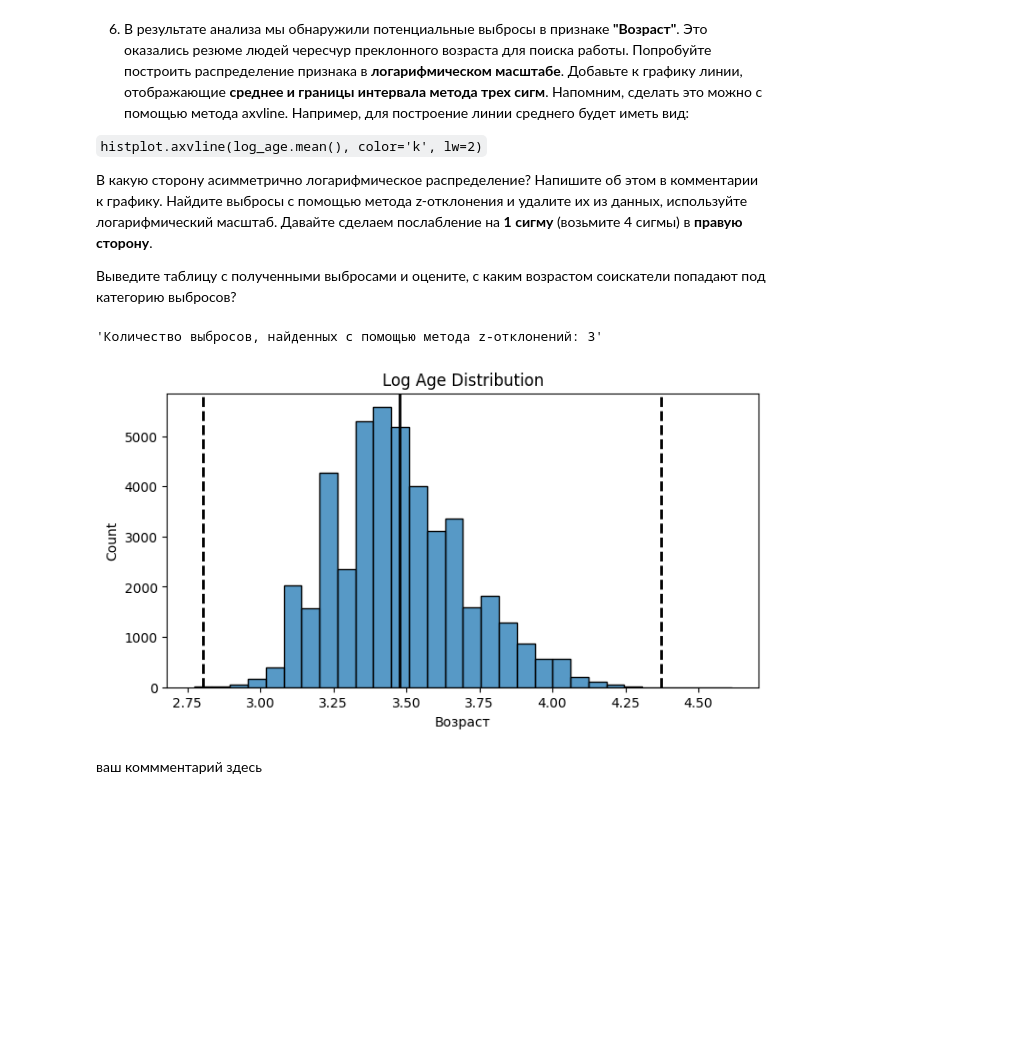
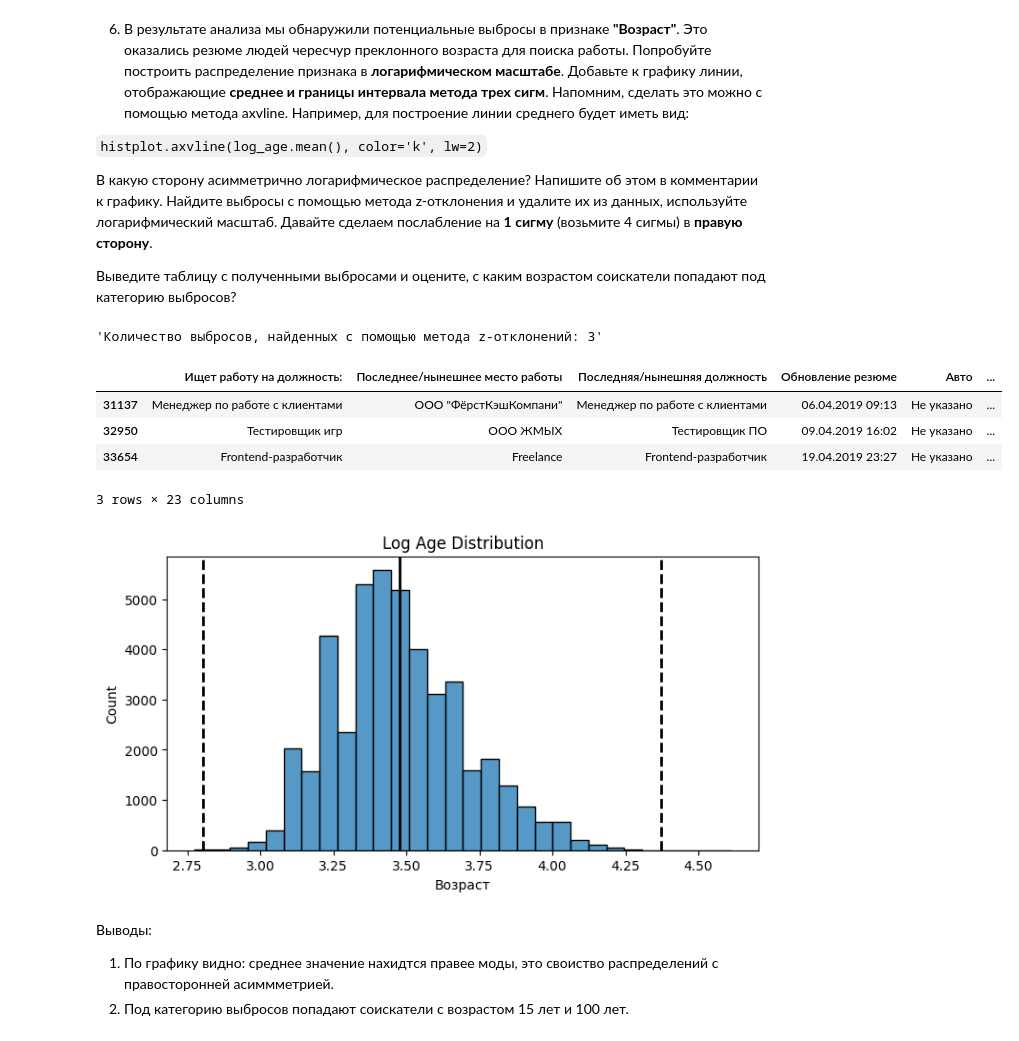
Before and after one commit to ASGlazyrin/ASG_SF_Rep, a Jupyter notebook: project_1/Project-1.ipynb, the cells around one changed output. Saved outputs shown, nothing was run; the diff lists cells and outputs as text; code cells hidden in the pictures; blank space fills up the shorter version.

```diff
--- a/project_1/Project-1.ipynb
+++ b/project_1/Project-1.ipynb
@@ -759,29 +763,37 @@ display('Количество выбросов: '+ str(outliers.shape[0]))
 # %%
 # ваш код здесь
 fig, ax = plt.subplots(1, 1, figsize=(8,4))
 log_age = np.log(hh_data['Возраст']+1)
 histplot=sns.histplot(log_age, bins=30, ax=ax)
 histplot.axvline(log_age.mean(), color='k', lw=2)
 histplot.axvline(log_age.mean()+4*log_age.std(), color='k', ls='--', lw=2)
 histplot.axvline(log_age.mean()-3*log_age.std(), color='k', ls='--', lw=2)
 histplot.set_title('Log Age Distribution');
 
 def outliers_z_score_mod(data, feature, left=3, right=3, log_scale=False):
     if log_scale:
         x = np.log(data[feature]+1)
     else:
         x = data[feature]
     mu = x.mean()
     sigma = x.std()
     lower_bound=mu-left*sigma
     upper_bound=mu+right*sigma
     outliers=data[(x<lower_bound)|(x>upper_bound)]
     cleaned=data[(x>lower_bound)&(x<upper_bound)]
     return outliers, cleaned
 outliers, cleaned_data = outliers_z_score_mod(hh_data, 'Возраст', left=3, right=4, log_scale=True)
 display('Количество выбросов, найденных с помощью метода z-отклонений: '+ str(outliers.shape[0]))
+display(outliers)
 # %% [output]
 'Количество выбросов, найденных с помощью метода z-отклонений: 3'
+|  | Ищет работу на должность: | Последнее/нынешнее место работы | Последняя/нынешняя должность | Обновление резюме | Авто | ... |
+| 31137 | Менеджер по работе с клиентами | ООО "ФёрстКэшКомпани" | Менеджер по работе с клиентами | 06.04.2019 09:13 | Не указано | ... |
+| 32950 | Тестировщик игр | OOO ЖМЫХ | Тестировщик ПО | 09.04.2019 16:02 | Не указано | ... |
+| 33654 | Frontend-разработчик | Freelance | Frontend-разработчик | 19.04.2019 23:27 | Не указано | ... |
+3 rows × 23 columns
 [figure]
 # %% [markdown]
-ваш коммментарий здесь
+Выводы:
+1. По графику видно: среднее значение нахидтся правее моды, это своиство распределений с правосторонней асиммметрией.
+2. Под категорию выбросов попадают соискатели с возрастом 15 лет и 100 лет.
```
Also changed, not shown: parts of 6 cells of this notebook, 1 other file.
